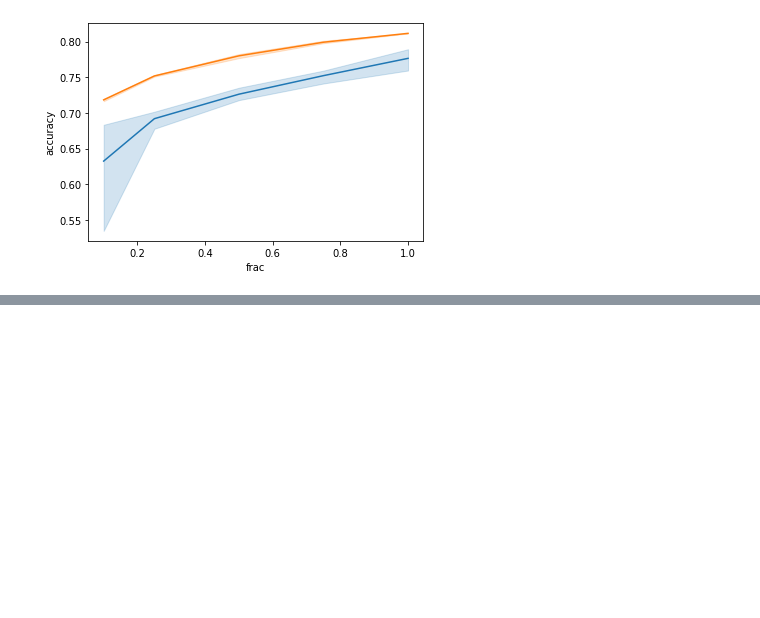
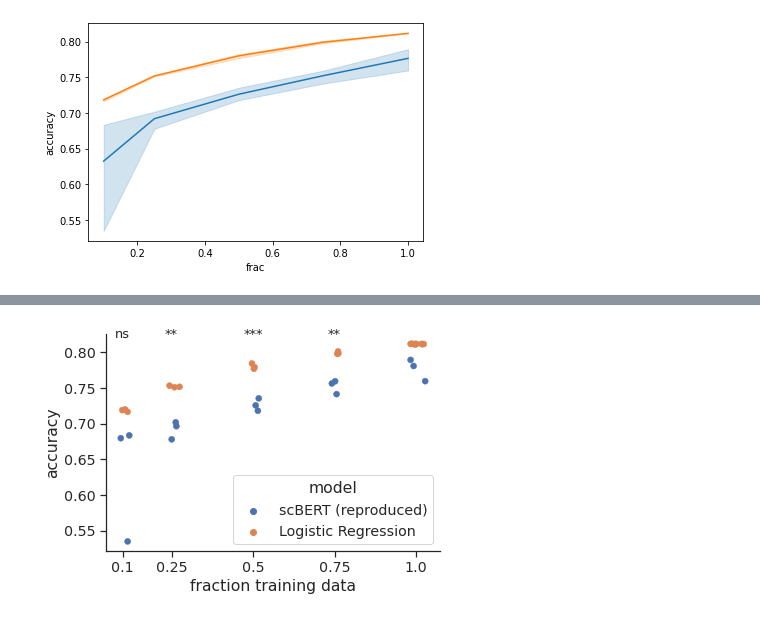
Before and after one commit to clinicalml/sc-foundation-eval, a Jupyter notebook: scBERT/collate_final_results_finetune.ipynb, the cells around one changed output, grey strips where cells are left out. Cells and saved outputs as stored; diff of their text form; code cells hidden in the pictures; blank space fills up the shorter version.

```diff
--- a/scBERT/collate_final_results_finetune.ipynb
+++ b/scBERT/collate_final_results_finetune.ipynb
@@ -579,0 +628,33 @@ all_res[all_res['fraction training data']==0.1].groupby('model').max('accuracy')
+# %%
+def convert_pvalue_to_asterisks(pvalue):
+    if np.isnan(pvalue):
+        return ""
+    elif pvalue <= 0.0001:
+        return "****"
+    elif pvalue <= 0.001:
+        return "***"
+    elif pvalue <= 0.01:
+        return "**"
+    elif pvalue <= 0.05:
+        return "*"
+    return "ns"
+
+pvals_stars = [convert_pvalue_to_asterisks(p) for p in pvals]
+# %%
+import seaborn as sns
+sns.set(font_scale=1.3, style="ticks")
+ax = sns.scatterplot(data=all_res, x="jit_x", y="accuracy", hue="model", edgecolor = None)#, alpha=0.75)
+sns.despine()
+ax.set_xlabel("fraction training data")
+ax.set_xticks([0.1, 0.25, 0.5, 0.75, 1.0])
+ax.set_xticklabels([0.1, 0.25, 0.5, 0.75, 1.0])
+
+for idx in np.arange(len(pvals_stars)):
+    if subplot_ind[idx]==0:
+        height=0.82
+    elif subplot_ind[idx]==1:
+        height=0.72
+        continue
+    ax.text(x=p_xpos[idx], y=height, s=pvals_stars[idx], fontsize="small", ha="center")
+# %% [output]
+[figure, added]
```
Also changed, not shown: parts of 14 cells of this notebook.
